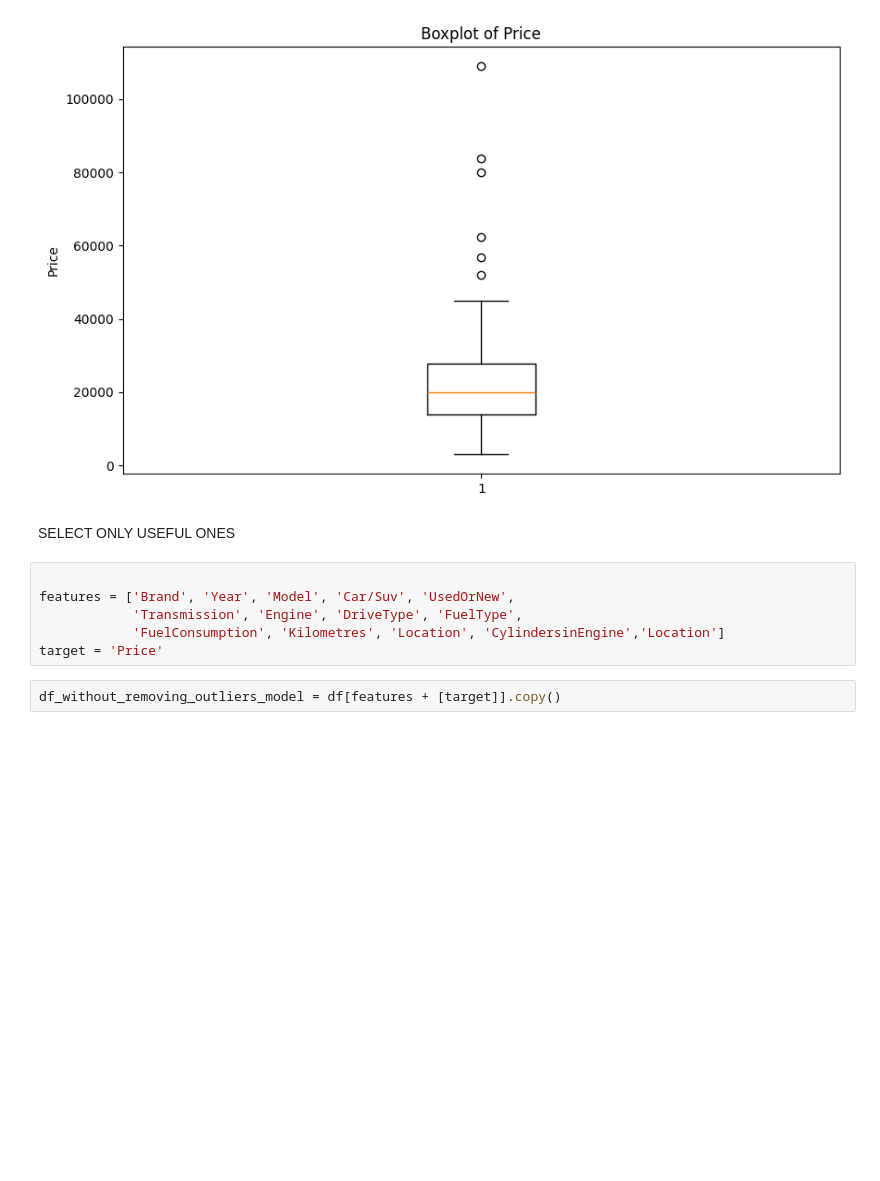
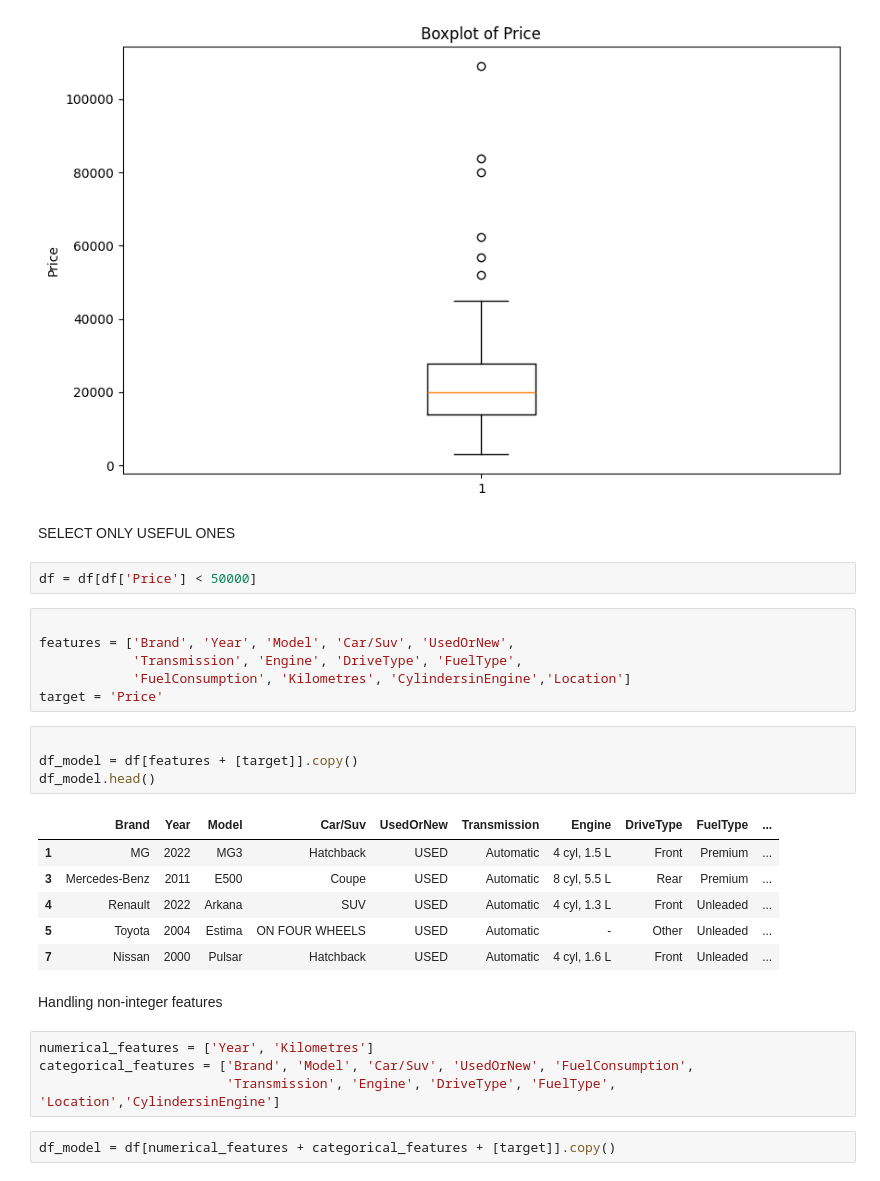
Before and after one commit to kcashmit0/Kaplan, a Jupyter notebook: main.ipynb, the cells around one changed output. Cells and saved outputs as stored; diff of their text form; blank space fills up the shorter version.

```diff
--- a/main.ipynb
+++ b/main.ipynb
@@ -95,11 +96,30 @@ plt.show()
 [figure]
 # %% [markdown]
 SELECT ONLY USEFUL ONES
+# %%
+df = df[df['Price'] < 50000]
 # %%
 
 features = ['Brand', 'Year', 'Model', 'Car/Suv', 'UsedOrNew',
             'Transmission', 'Engine', 'DriveType', 'FuelType',
-            'FuelConsumption', 'Kilometres', 'Location', 'CylindersinEngine','Location']
+            'FuelConsumption', 'Kilometres', 'CylindersinEngine','Location']
 target = 'Price'
-# %%
-df_without_removing_outliers_model = df[features + [target]].copy()
+# %%
+
+df_model = df[features + [target]].copy()
+df_model.head()
+# %% [output]
+|  | Brand | Year | Model | Car/Suv | UsedOrNew | Transmission | Engine | DriveType | FuelType | ... |
+| 1 | MG | 2022 | MG3 | Hatchback | USED | Automatic | 4 cyl, 1.5 L | Front | Premium | ... |
+| 3 | Mercedes-Benz | 2011 | E500 | Coupe | USED | Automatic | 8 cyl, 5.5 L | Rear | Premium | ... |
+| 4 | Renault | 2022 | Arkana | SUV | USED | Automatic | 4 cyl, 1.3 L | Front | Unleaded | ... |
+| 5 | Toyota | 2004 | Estima | ON FOUR WHEELS | USED | Automatic | - | Other | Unleaded | ... |
+| 7 | Nissan | 2000 | Pulsar | Hatchback | USED | Automatic | 4 cyl, 1.6 L | Front | Unleaded | ... |
+# %% [markdown]
+Handling non-integer features
+# %%
+numerical_features = ['Year', 'Kilometres']
+categorical_features = ['Brand', 'Model', 'Car/Suv', 'UsedOrNew', 'FuelConsumption',
+                        'Transmission', 'Engine', 'DriveType', 'FuelType', 'Location','CylindersinEngine']
+# %%
+df_model = df[numerical_features + categorical_features + [target]].copy()
```
Also changed, not shown: parts of 12 cells of this notebook, 1 other file.
